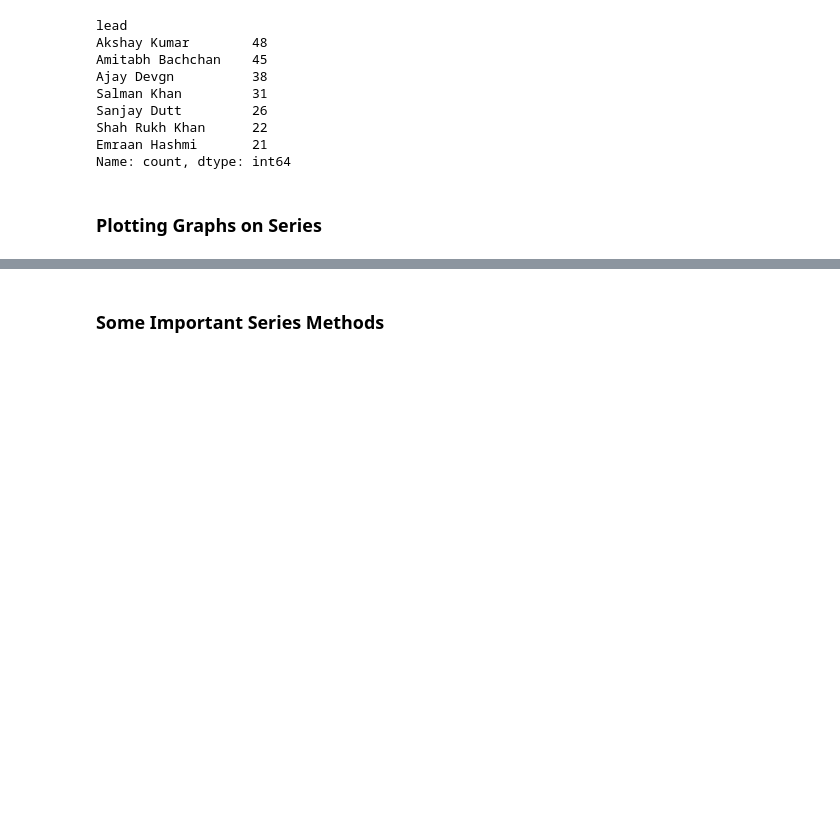
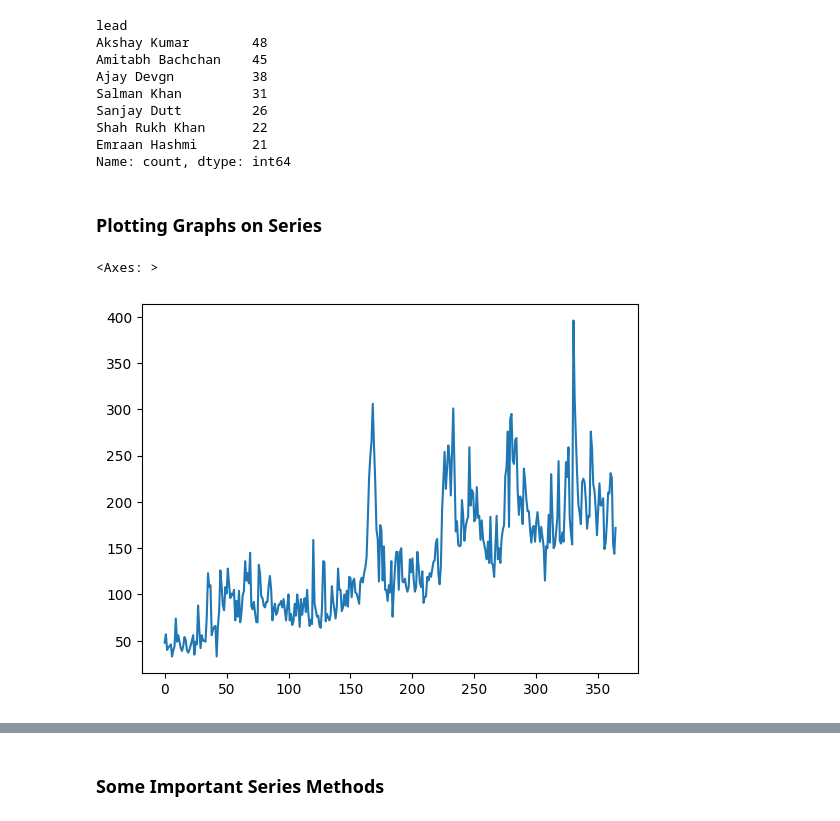
Before and after one commit to thekhushal/Learning, a Jupyter notebook: DataScience/92_CampusX_DSMP/session_16_pandas_series.ipynb, the cells around one changed output, grey strips where cells are left out. Drawn from its saved outputs; the diff is of its cells as text; code cells hidden in the pictures; blank space fills up the shorter version.

```diff
--- a/DataScience/92_CampusX_DSMP/session_16_pandas_series.ipynb
+++ b/DataScience/92_CampusX_DSMP/session_16_pandas_series.ipynb
@@ -619 +610,6 @@ Name: count, dtype: int64
+# %%
+subs.plot()
+# %% [output]
+<Axes: >
+[figure, added]
 # %%
```
Also changed, not shown: parts of 14 cells of this notebook.
